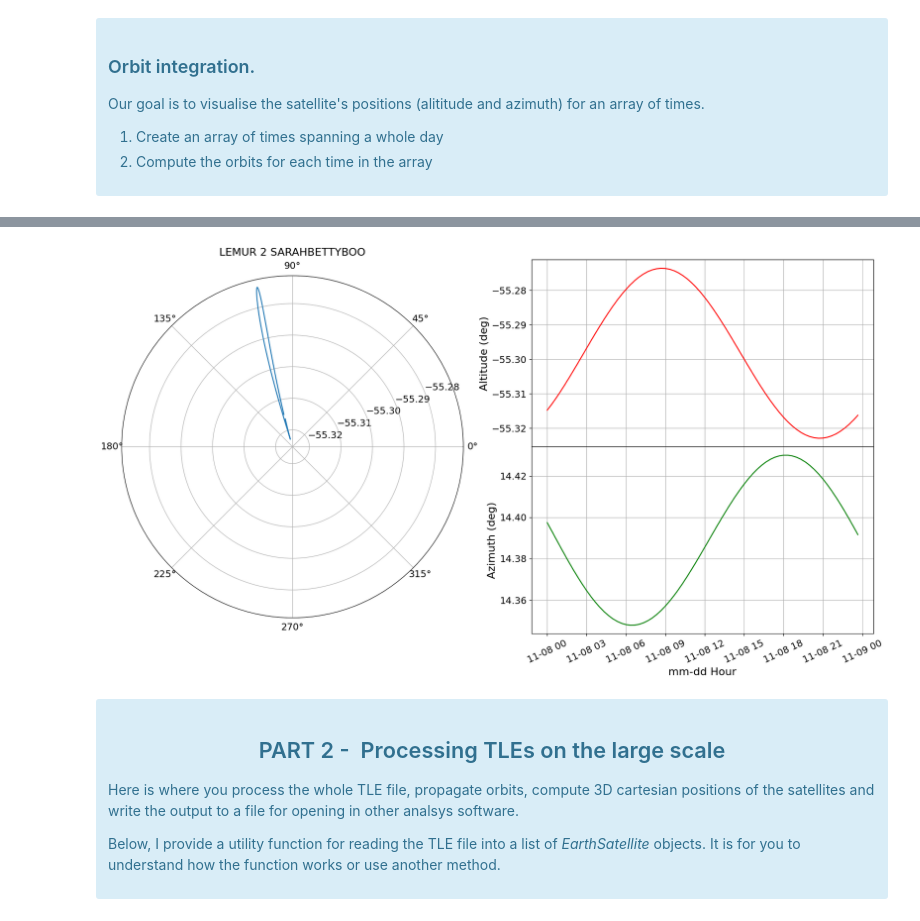
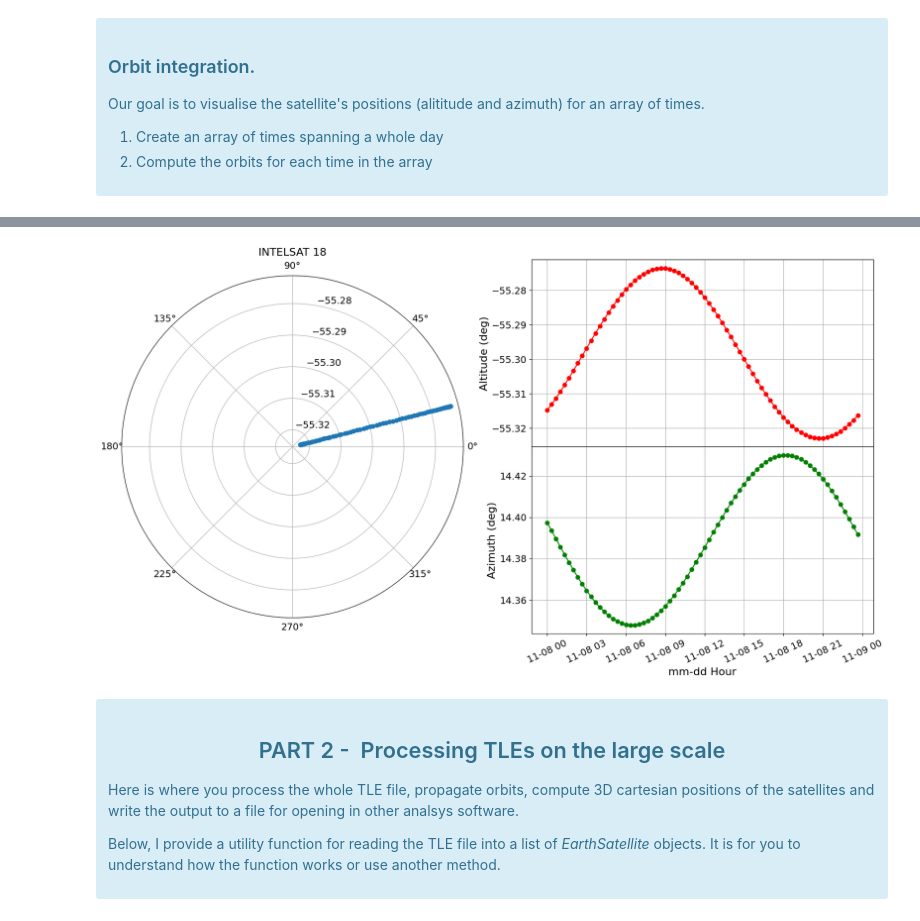
Before and after one commit to RiPires/ETS-Labs, a Jupyter notebook: Report2_Sattelites/PL_Satellites_ReportTemplate.ipynb, the cells around one changed output, grey strips where cells are left out. Cells and saved outputs as stored; diff of their text form; code cells hidden in the pictures.

```diff
--- a/Report2_Sattelites/PL_Satellites_ReportTemplate.ipynb
+++ b/Report2_Sattelites/PL_Satellites_ReportTemplate.ipynb
@@ -226,35 +229,37 @@ plt.show()
 # %%
 fig = plt.figure(figsize=(20,10))
 plt.subplots_adjust(wspace=0.2, hspace=0)
+
 # Altitude vs time
 ax1 = fig.add_subplot(222)
-ax1.plot(times, np.array(alt), color='r')
+ax1.plot(times, alt, '-o', color='r')
 ax1.set_ylabel('Altitude (deg)', fontsize=16)
 plt.xticks(color='w')
 plt.yticks(fontsize=14)
 plt.grid()
 #ax1.set_title('Altitude')
 
 # Azimute vs time
 ax2 = fig.add_subplot(224)
-ax2.plot(times, az, color='g')
+ax2.plot(times, az, '-o', color='g')
 ax2.set_xlabel('mm-dd Hour', fontsize=16)
 ax2.set_ylabel('Azimuth (deg)', fontsize=16)
 plt.xticks(rotation=25,fontsize=14)
 plt.yticks(fontsize=14)
 plt.grid()
 #ax2.set_title('Azimuth')
 
-## Position in polar coordinates
+## Position in polar coordinates (az, alt)
 ax3 = fig.add_subplot(121, projection = 'polar')
-ax3.plot(az, alt)
+ax3.plot(np.deg2rad(az), alt, '-o')
 ax3.grid(True)
-ax3.set_title("LEMUR 2 SARAHBETTYBOO", va='bottom', fontsize=16)
+ax3.set_title("INTELSAT 18", va='bottom', fontsize=16)
+ax3.set_rlabel_position(80)
 plt.xticks(fontsize=14)
 plt.yticks(fontsize=14)
 plt.show()
 # %% [output]
-[figure, old version]
+[figure, new version]
 # %% [markdown]
 <div class="alert alert-block alert-info">
 
```
Also changed, not shown: parts of 18 cells of this notebook, 2 other files.
